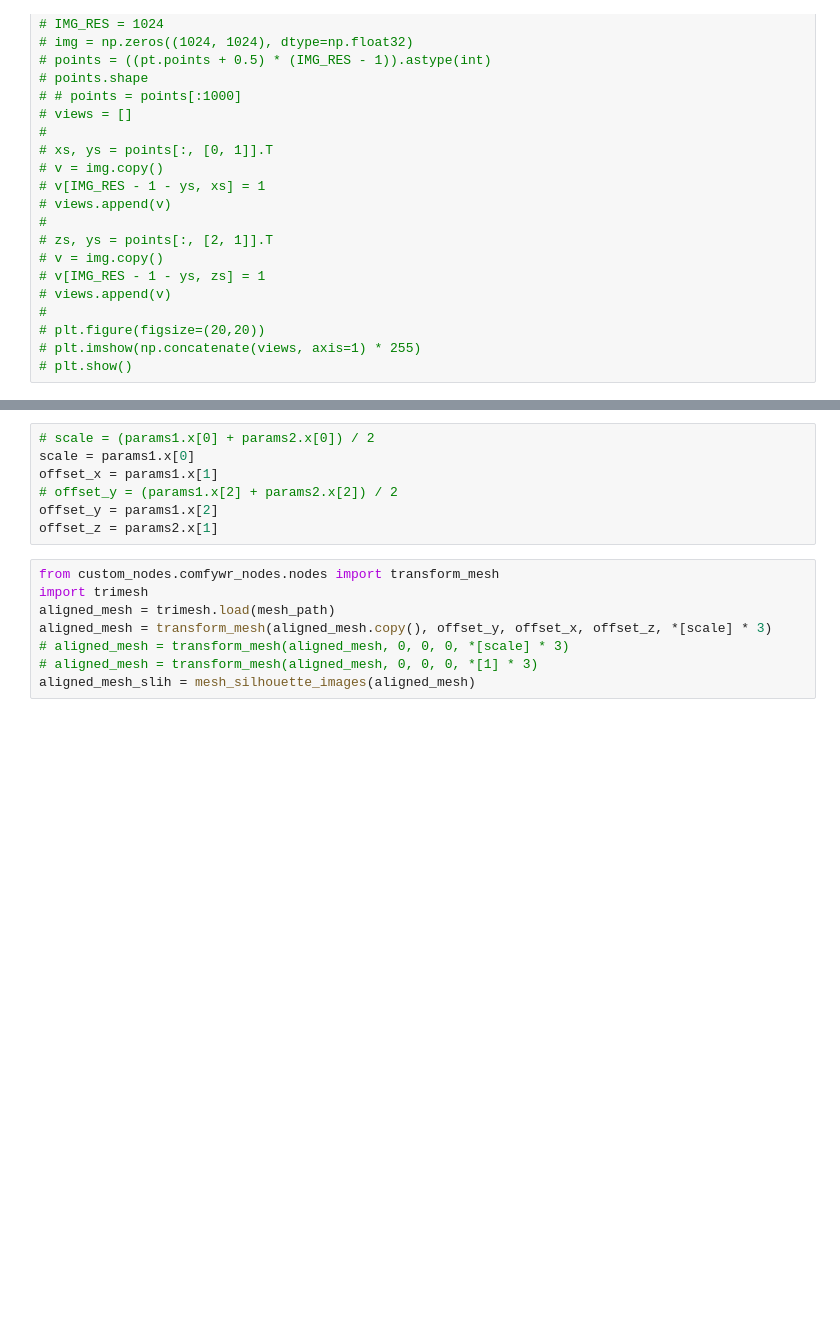
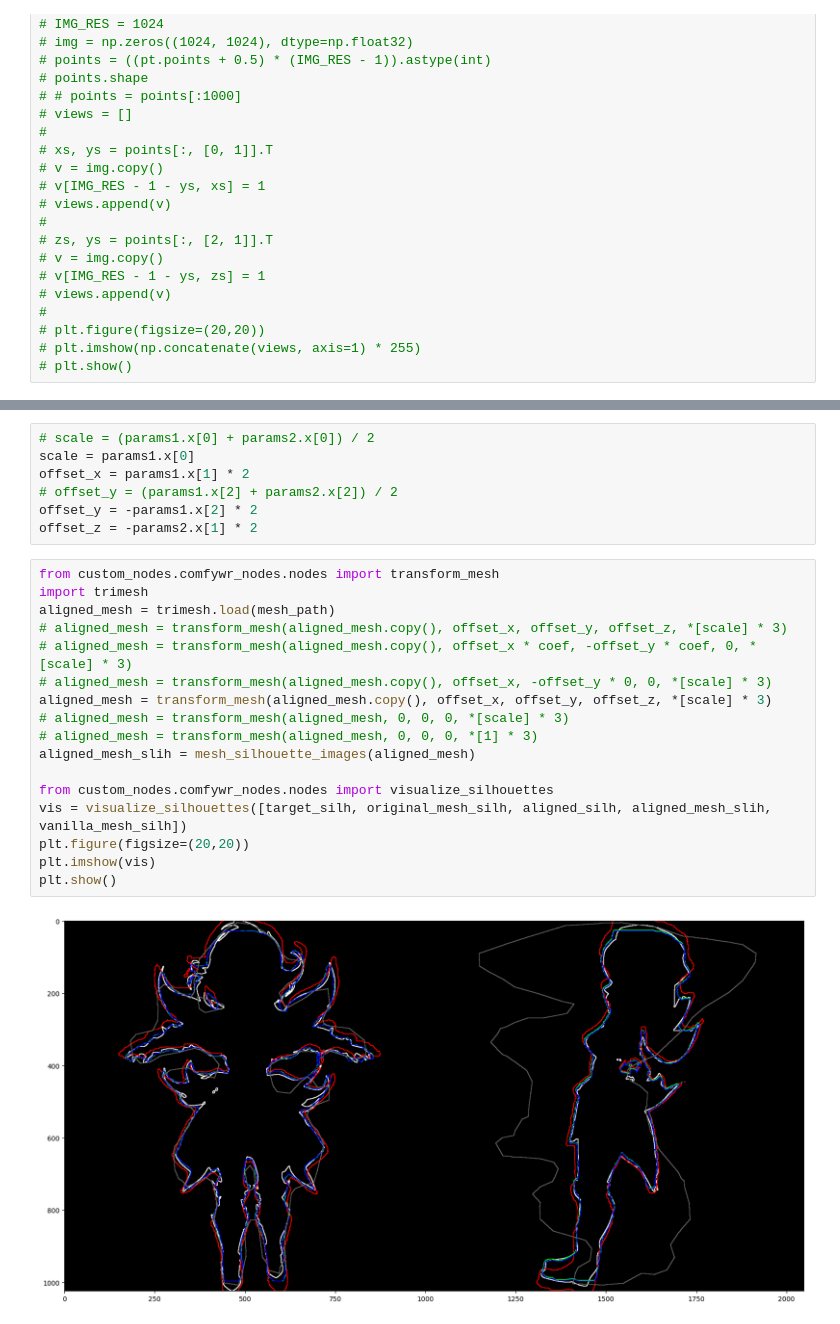
Before and after one commit to msypetkowski/comfywr, a Jupyter notebook: notebooks/mesh_alignment_debug.ipynb, the cells around one changed output, grey strips where cells are left out. Drawn from its saved outputs; the diff is of its cells as text; blank space fills up the shorter version.

```diff
--- a/notebooks/mesh_alignment_debug.ipynb
+++ b/notebooks/mesh_alignment_debug.ipynb
@@ -79,15 +124,26 @@ plt.show()
 # %%
 # scale = (params1.x[0] + params2.x[0]) / 2
 scale = params1.x[0]
-offset_x = params1.x[1]
+offset_x = params1.x[1] * 2
 # offset_y = (params1.x[2] + params2.x[2]) / 2
-offset_y = params1.x[2]
-offset_z = params2.x[1]
+offset_y = -params1.x[2] * 2
+offset_z = -params2.x[1] * 2
 # %%
 from custom_nodes.comfywr_nodes.nodes import transform_mesh
 import trimesh
 aligned_mesh = trimesh.load(mesh_path)
-aligned_mesh = transform_mesh(aligned_mesh.copy(), offset_y, offset_x, offset_z, *[scale] * 3)
+# aligned_mesh = transform_mesh(aligned_mesh.copy(), offset_x, offset_y, offset_z, *[scale] * 3)
+# aligned_mesh = transform_mesh(aligned_mesh.copy(), offset_x * coef, -offset_y * coef, 0, *[scale] * 3)
+# aligned_mesh = transform_mesh(aligned_mesh.copy(), offset_x, -offset_y * 0, 0, *[scale] * 3)
+aligned_mesh = transform_mesh(aligned_mesh.copy(), offset_x, offset_y, offset_z, *[scale] * 3)
 # aligned_mesh = transform_mesh(aligned_mesh, 0, 0, 0, *[scale] * 3)
 # aligned_mesh = transform_mesh(aligned_mesh, 0, 0, 0, *[1] * 3)
 aligned_mesh_slih = mesh_silhouette_images(aligned_mesh)
+
+from custom_nodes.comfywr_nodes.nodes import visualize_silhouettes
+vis = visualize_silhouettes([target_silh, original_mesh_silh, aligned_silh, aligned_mesh_slih, vanilla_mesh_silh])
+plt.figure(figsize=(20,20))
+plt.imshow(vis)
+plt.show()
+# %% [output]
+[figure, added]
```
Also changed, not shown: parts of 9 cells of this notebook, 1 other file.
